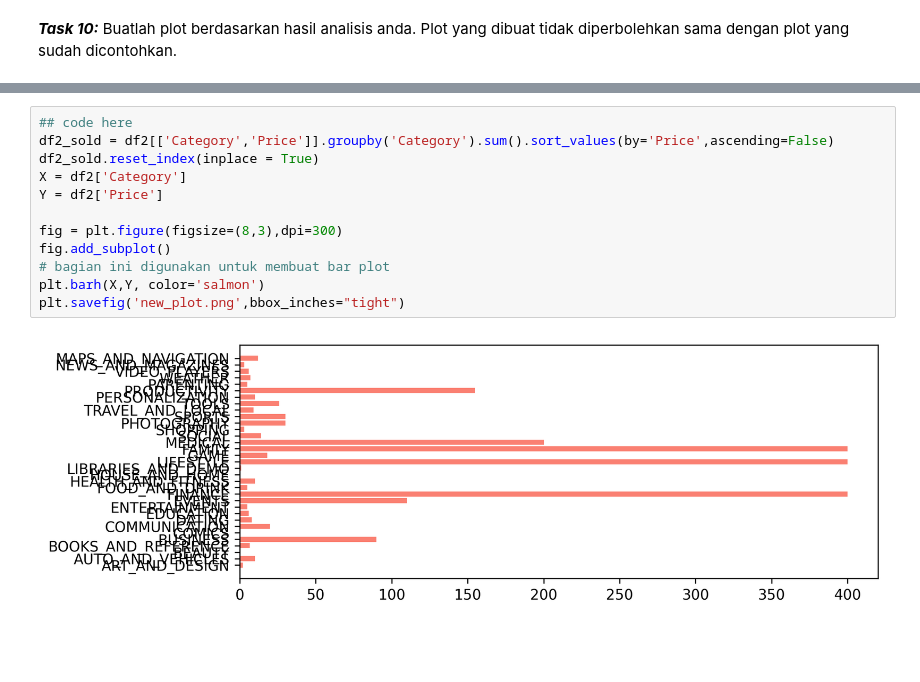
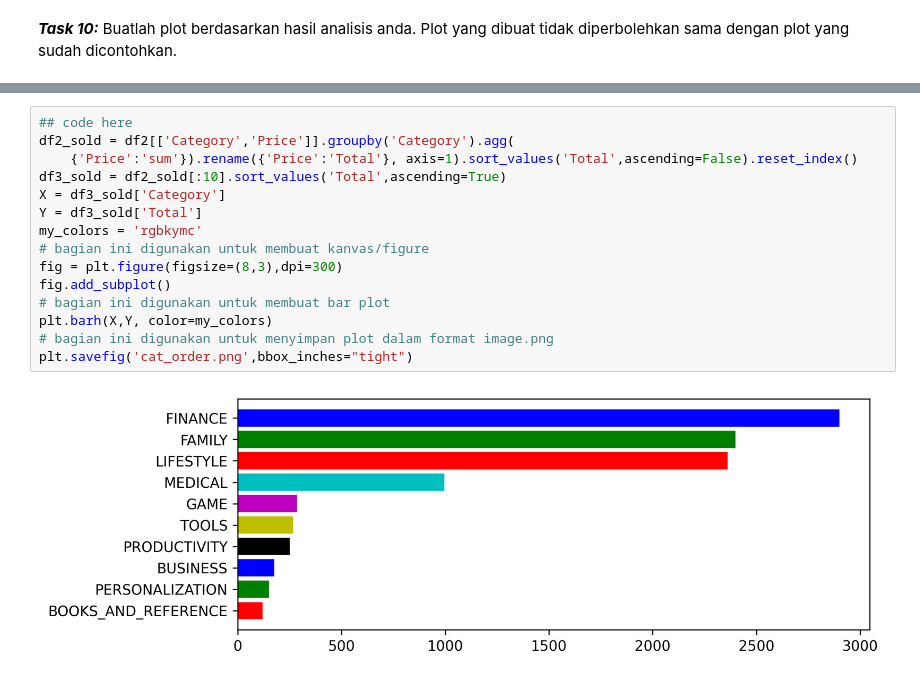
Before and after one commit to dodonugrohorahman/capstone-UIFD-DD, a Jupyter notebook: flask-ui-skeletonDD.ipynb, the cells around one changed output, grey strips where cells are left out. Cells and saved outputs as stored; diff of their text form; blank space fills up the shorter version.

```diff
--- a/flask-ui-skeletonDD.ipynb
+++ b/flask-ui-skeletonDD.ipynb
@@ -247,14 +264,17 @@ plt.savefig('hist_size.png',bbox_inches="tight")
 # %%
 ## code here
-df2_sold = df2[['Category','Price']].groupby('Category').sum().sort_values(by='Price',ascending=False)
-df2_sold.reset_index(inplace = True)
-X = df2['Category']
-Y = df2['Price']
-
+df2_sold = df2[['Category','Price']].groupby('Category').agg(
+    {'Price':'sum'}).rename({'Price':'Total'}, axis=1).sort_values('Total',ascending=False).reset_index()
+df3_sold = df2_sold[:10].sort_values('Total',ascending=True)
+X = df3_sold['Category']
+Y = df3_sold['Total']
+my_colors = 'rgbkymc'
+# bagian ini digunakan untuk membuat kanvas/figure
 fig = plt.figure(figsize=(8,3),dpi=300)
 fig.add_subplot()
 # bagian ini digunakan untuk membuat bar plot
-plt.barh(X,Y, color='salmon')
-plt.savefig('new_plot.png',bbox_inches="tight")
+plt.barh(X,Y, color=my_colors)
+# bagian ini digunakan untuk menyimpan plot dalam format image.png
+plt.savefig('cat_order.png',bbox_inches="tight")
 # %% [output]
-[figure, old version]
+[figure, new version]
```
Also changed, not shown: parts of 1 cell of this notebook, 6 other files.
